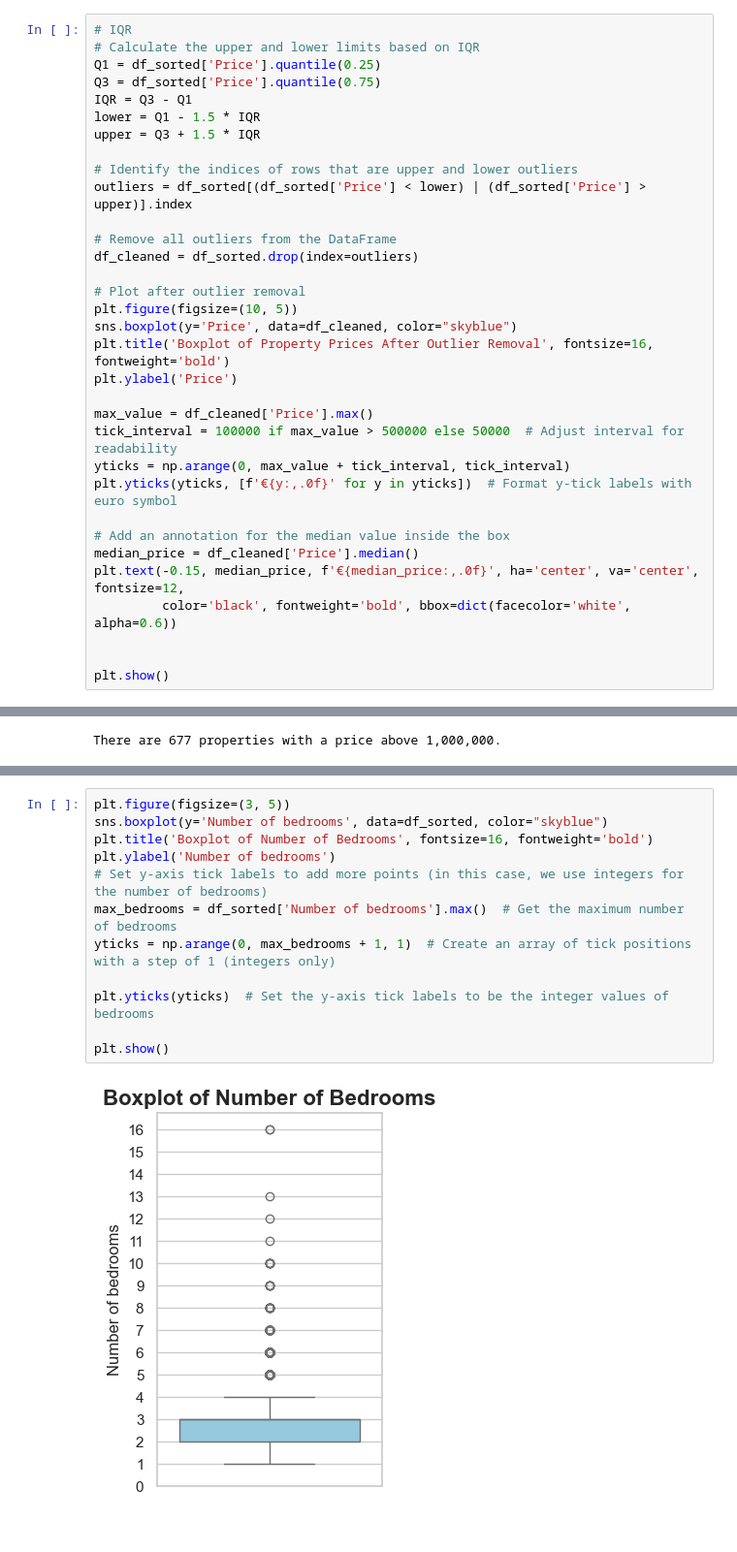
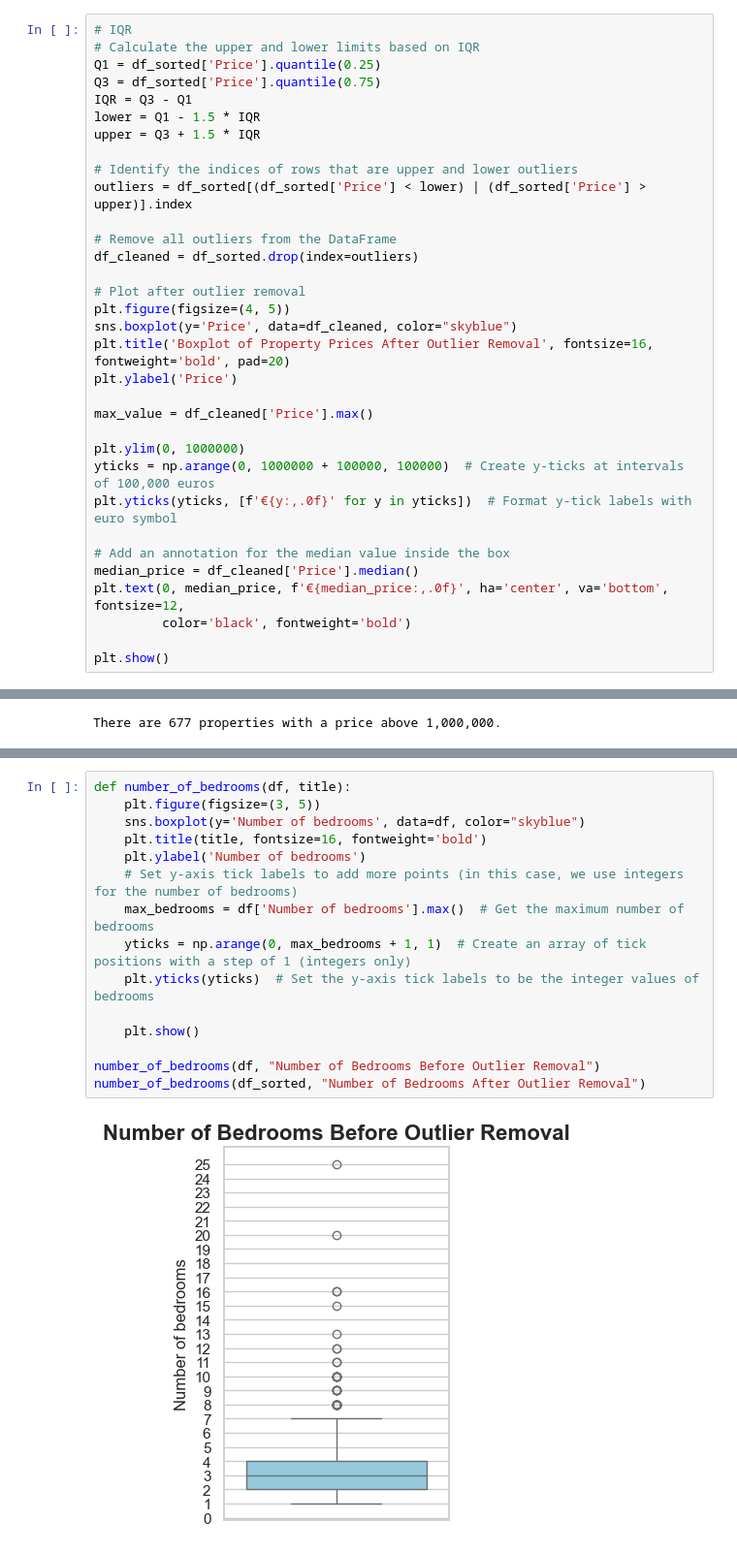
Before and after one commit to Kevin-Van-Hoorebeek/immoeliza_data_analysis, a Jupyter notebook: Analysis/Kelli_immoeliza_visualization.ipynb, the cells around one changed output, grey strips where cells are left out. Shown at 97% size. Saved outputs shown, nothing was run; the diff lists cells and outputs as text.

```diff
--- a/Analysis/Kelli_immoeliza_visualization.ipynb
+++ b/Analysis/Kelli_immoeliza_visualization.ipynb
@@ -117,21 +97,21 @@ outliers = df_sorted[(df_sorted['Price'] < lower) | (df_sorted['Price'] > upper)
 df_cleaned = df_sorted.drop(index=outliers)
 
 # Plot after outlier removal
-plt.figure(figsize=(10, 5))
+plt.figure(figsize=(4, 5))
 sns.boxplot(y='Price', data=df_cleaned, color="skyblue")
-plt.title('Boxplot of Property Prices After Outlier Removal', fontsize=16, fontweight='bold')
+plt.title('Boxplot of Property Prices After Outlier Removal', fontsize=16, fontweight='bold', pad=20)
 plt.ylabel('Price')
 
 max_value = df_cleaned['Price'].max()
-tick_interval = 100000 if max_value > 500000 else 50000  # Adjust interval for readability
-yticks = np.arange(0, max_value + tick_interval, tick_interval)
+
+plt.ylim(0, 1000000)
+yticks = np.arange(0, 1000000 + 100000, 100000)  # Create y-ticks at intervals of 100,000 euros
 plt.yticks(yticks, [f'€{y:,.0f}' for y in yticks])  # Format y-tick labels with euro symbol
 
 # Add an annotation for the median value inside the box
 median_price = df_cleaned['Price'].median()
-plt.text(-0.15, median_price, f'€{median_price:,.0f}', ha='center', va='center', fontsize=12,
-         color='black', fontweight='bold', bbox=dict(facecolor='white', alpha=0.6))
-
+plt.text(0, median_price, f'€{median_price:,.0f}', ha='center', va='bottom', fontsize=12,
+         color='black', fontweight='bold')
 
 plt.show()
 # %% [output]
@@ -203,14 +268,17 @@ plt.show()
 # %%
-plt.figure(figsize=(3, 5))
-sns.boxplot(y='Number of bedrooms', data=df_sorted, color="skyblue")
-plt.title('Boxplot of Number of Bedrooms', fontsize=16, fontweight='bold')
-plt.ylabel('Number of bedrooms')
-# Set y-axis tick labels to add more points (in this case, we use integers for the number of bedrooms)
-max_bedrooms = df_sorted['Number of bedrooms'].max()  # Get the maximum number of bedrooms
-yticks = np.arange(0, max_bedrooms + 1, 1)  # Create an array of tick positions with a step of 1 (integers only)
+def number_of_bedrooms(df, title):
+    plt.figure(figsize=(3, 5))
+    sns.boxplot(y='Number of bedrooms', data=df, color="skyblue")
+    plt.title(title, fontsize=16, fontweight='bold')
+    plt.ylabel('Number of bedrooms')
+    # Set y-axis tick labels to add more points (in this case, we use integers for the number of bedrooms)
+    max_bedrooms = df['Number of bedrooms'].max()  # Get the maximum number of bedrooms
+    yticks = np.arange(0, max_bedrooms + 1, 1)  # Create an array of tick positions with a step of 1 (integers only)
+    plt.yticks(yticks)  # Set the y-axis tick labels to be the integer values of bedrooms
 
-plt.yticks(yticks)  # Set the y-axis tick labels to be the integer values of bedrooms
+    plt.show()
 
-plt.show()
+number_of_bedrooms(df, "Number of Bedrooms Before Outlier Removal")
+number_of_bedrooms(df_sorted, "Number of Bedrooms After Outlier Removal")
 # %% [output]
-[figure, old version]
+[figure, new version]
```
Also changed, not shown: parts of 13 cells of this notebook, 2 other files.
